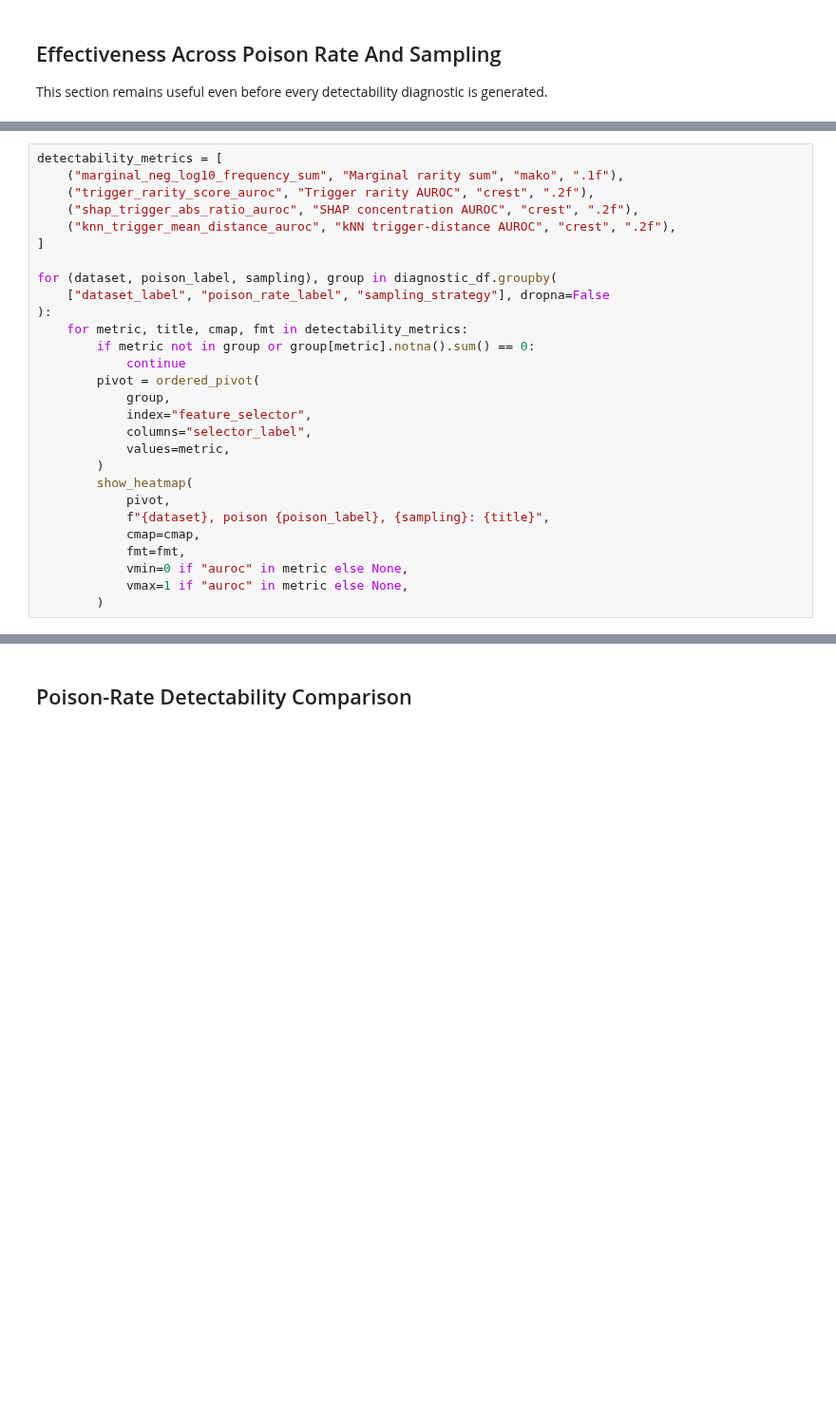
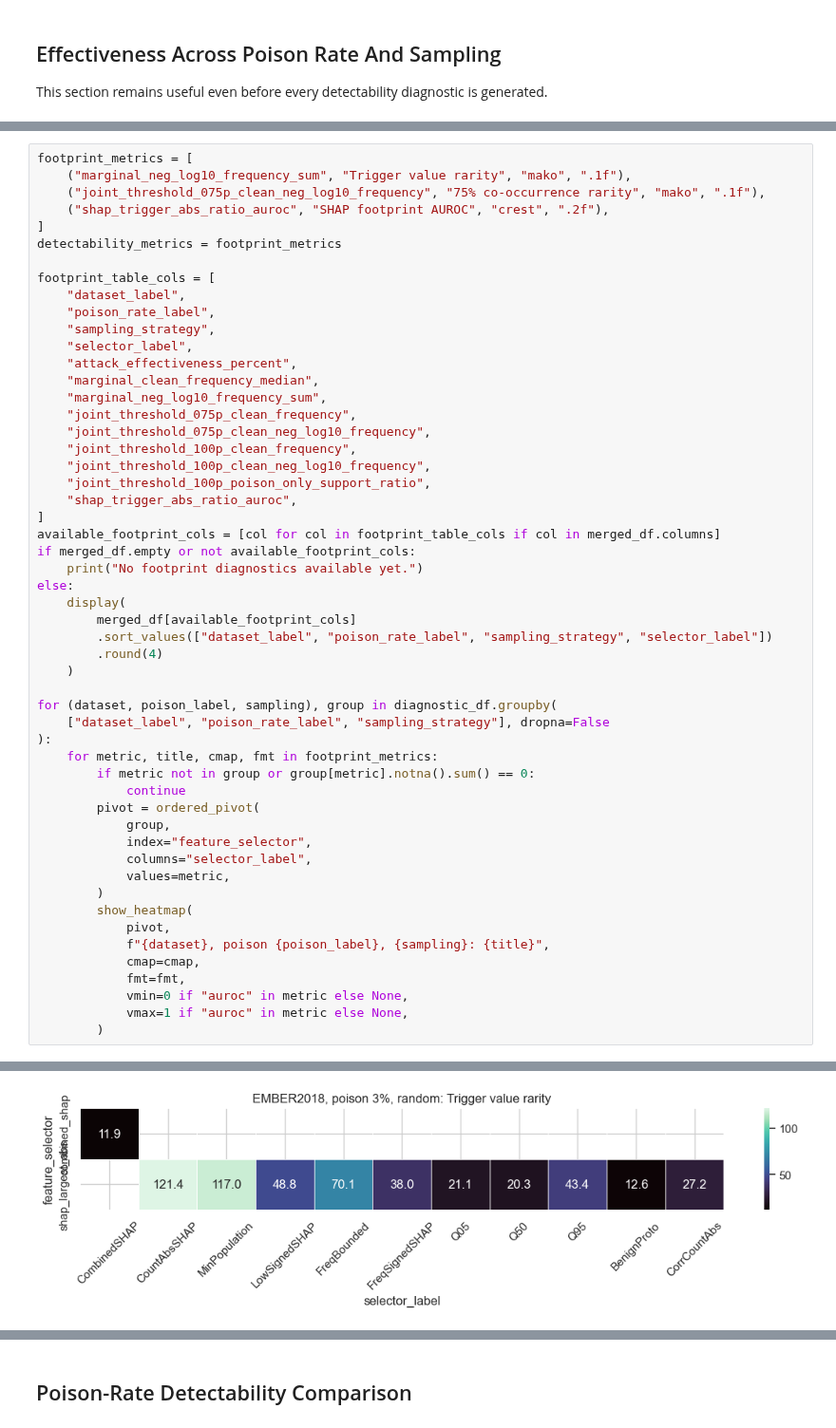
Before and after one commit to tebenia/gmm-mahal, a Jupyter notebook: notebooks/07_detectability_diagnostics.ipynb, the cells around one changed output, grey strips where cells are left out. Shown at 95% size. Saved outputs shown, nothing was run; the diff lists cells and outputs as text; blank space fills up the shorter version.

```diff
--- a/notebooks/07_detectability_diagnostics.ipynb
+++ b/notebooks/07_detectability_diagnostics.ipynb
@@ -355,15 +365,40 @@ SHAP concentration and kNN trigger-subspace separation are less direct.
 # %%
-detectability_metrics = [
-    ("marginal_neg_log10_frequency_sum", "Marginal rarity sum", "mako", ".1f"),
-    ("trigger_rarity_score_auroc", "Trigger rarity AUROC", "crest", ".2f"),
-    ("shap_trigger_abs_ratio_auroc", "SHAP concentration AUROC", "crest", ".2f"),
-    ("knn_trigger_mean_distance_auroc", "kNN trigger-distance AUROC", "crest", ".2f"),
+footprint_metrics = [
+    ("marginal_neg_log10_frequency_sum", "Trigger value rarity", "mako", ".1f"),
+    ("joint_threshold_075p_clean_neg_log10_frequency", "75% co-occurrence rarity", "mako", ".1f"),
+    ("shap_trigger_abs_ratio_auroc", "SHAP footprint AUROC", "crest", ".2f"),
 ]
+detectability_metrics = footprint_metrics
+
+footprint_table_cols = [
+    "dataset_label",
+    "poison_rate_label",
+    "sampling_strategy",
+    "selector_label",
+    "attack_effectiveness_percent",
+    "marginal_clean_frequency_median",
+    "marginal_neg_log10_frequency_sum",
+    "joint_threshold_075p_clean_frequency",
+    "joint_threshold_075p_clean_neg_log10_frequency",
+    "joint_threshold_100p_clean_frequency",
+    "joint_threshold_100p_clean_neg_log10_frequency",
+    "joint_threshold_100p_poison_only_support_ratio",
+    "shap_trigger_abs_ratio_auroc",
+]
+available_footprint_cols = [col for col in footprint_table_cols if col in merged_df.columns]
+if merged_df.empty or not available_footprint_cols:
+    print("No footprint diagnostics available yet.")
+else:
+    display(
+        merged_df[available_footprint_cols]
+        .sort_values(["dataset_label", "poison_rate_label", "sampling_strategy", "selector_label"])
+        .round(4)
+    )
 
 for (dataset, poison_label, sampling), group in diagnostic_df.groupby(
     ["dataset_label", "poison_rate_label", "sampling_strategy"], dropna=False
 ):
-    for metric, title, cmap, fmt in detectability_metrics:
+    for metric, title, cmap, fmt in footprint_metrics:
         if metric not in group or group[metric].notna().sum() == 0:
             continue
         pivot = ordered_pivot(
@@ -380,3 +415,4 @@ for (dataset, poison_label, sampling), group in diagnostic_df.groupby(
             vmin=0 if "auroc" in metric else None,
             vmax=1 if "auroc" in metric else None,
         )
+# %% [output]
@@ -382,0 +436 @@ for (dataset, poison_label, sampling), group in diagnostic_df.groupby(
+[figure, added]
```
Also changed, not shown: parts of 11 cells of this notebook, 3 other files.
